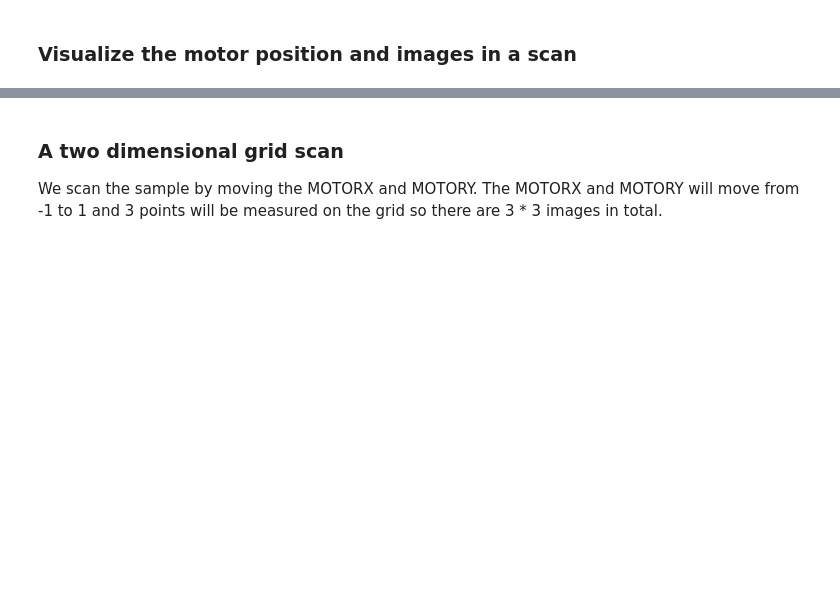
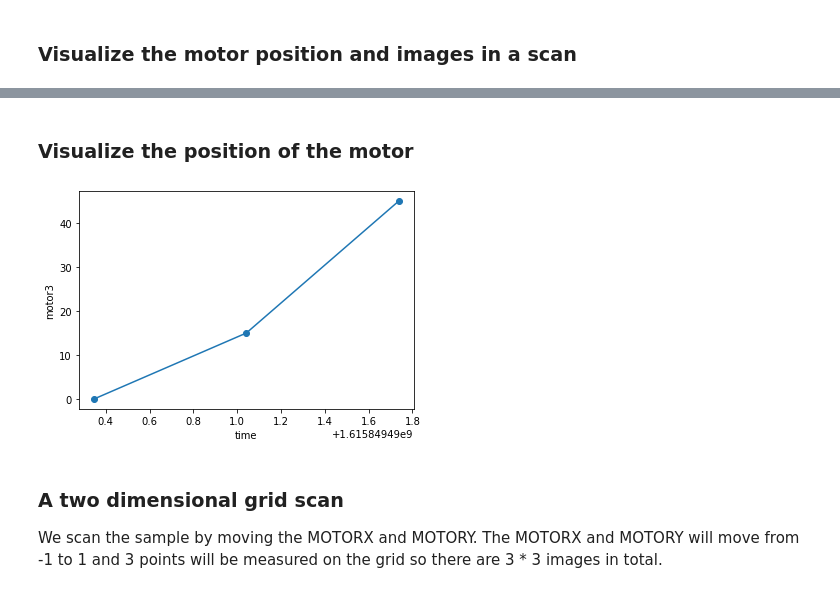
Before and after one commit to Billingegroup/bluesky_scanplans, a Jupyter notebook: notebooks/grid_scan.ipynb, the cells around one changed output, grey strips where cells are left out. Cells and saved outputs as stored; diff of their text form; code cells hidden in the pictures; blank space fills up the shorter version.

```diff
--- a/notebooks/grid_scan.ipynb
+++ b/notebooks/grid_scan.ipynb
@@ -87,0 +85,3 @@ plt.show()
+# %%
+plan7 = pth.xpdacq_list_grid_scan([DETECTOR], MOTORPHI, [0, 15, 45])
+uids7 = xrun(0, plan7)
@@ -88,3 +95,11 @@ plt.show()
+# %% [markdown]
+### Visualize the position of the motor
+# %%
+data = db[uids7[-1]].primary.read()
+data["motor3"].plot(x="time", marker="o")
+plt.show()
+# %% [output]
+[figure, added]
 # %% [markdown]
 ### A two dimensional grid scan
 
```
Also changed, not shown: parts of 22 cells of this notebook.
